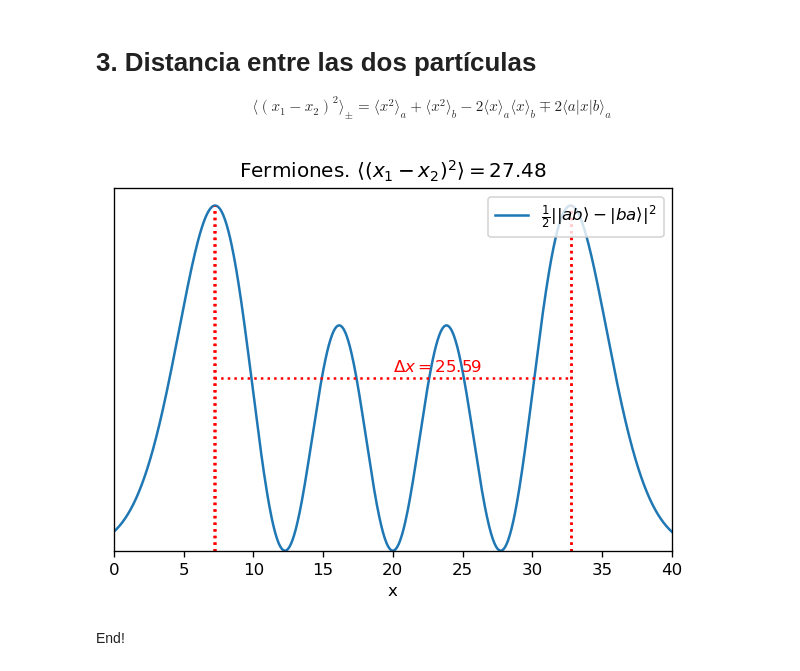
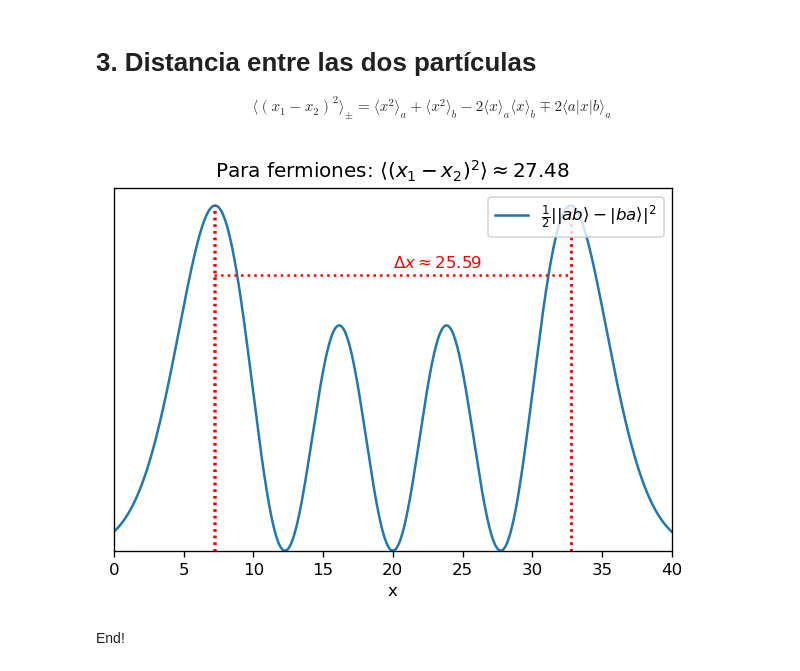
Before and after one commit to davidalejandromiranda/fisicoquimica, a Jupyter notebook: quantum/two_qparticles.ipynb, the cells around one changed output. Saved outputs shown, nothing was run; the diff lists cells and outputs as text; code cells hidden in the pictures.

```diff
--- a/quantum/two_qparticles.ipynb
+++ b/quantum/two_qparticles.ipynb
@@ -66,32 +66,32 @@ $$ \langle (x_1 - x_2)^2 \rangle_\pm = \langle x^2 \rangle_a + \langle x^2 \rang
 # %%
 x1x1 = bracket(psi_a, x**2, psi_a)
 x2x2 = bracket(psi_a, x**2, psi_b)
 x1 = bracket(psi_a, x, psi_a)
 axb  = bracket(psi_b, x, psi_a)
 Delta_x = np.sqrt(np.abs(x1x1 + x2x2 - 2*x1*x1 - 2*axb**2))
 
 psi_psi = psi_fermion**2
 peak = np.zeros(len(x))
 peak[psi_psi > 0.95*psi_psi.max()] = 1
 D1 = x[np.gradient(peak) < 0]
 D2 = x[np.gradient(peak) > 0]
 Dx = (D2 + D1)/2
 
 A = max(psi_fermion**2)
 
 plt.figure(dpi=120)
 plt.plot(x, psi_psi, label=r'$\frac{1}{2}\left||ab\rangle - |ba\rangle\right|^2$')
 for d in Dx:
     plt.plot(2*[d], [0,A], ':r')
-plt.plot([Dx[0], Dx[-1]], 2*[0.5*A], ':r')
-plt.text(np.mean([Dx[0], Dx[-1]]), 0.52*A, r'$\Delta x = %0.2f$' % (Dx[-1] - Dx[0]), color='r')
+plt.plot([Dx[0], Dx[-1]], 2*[0.8*A], ':r')
+plt.text(np.mean([Dx[0], Dx[-1]]), 0.82*A, r'$\Delta x \approx %0.2f$' % (Dx[-1] - Dx[0]), color='r')
 
 plt.xlabel('x')
 plt.yticks([])
 plt.axis([min(x), max(x), min(psi_fermion**2), 1.05*A])
-plt.title(r'Fermiones. $\langle (x_1 - x_2)^2 \rangle = %0.2f$' % Delta_x)
+plt.title(r'Para fermiones: $\langle (x_1 - x_2)^2 \rangle \approx %0.2f$' % Delta_x)
 _ = plt.legend(loc=1)
 # %% [output]
-[figure, old version]
+[figure, new version]
 # %% [markdown]
 End!
```
